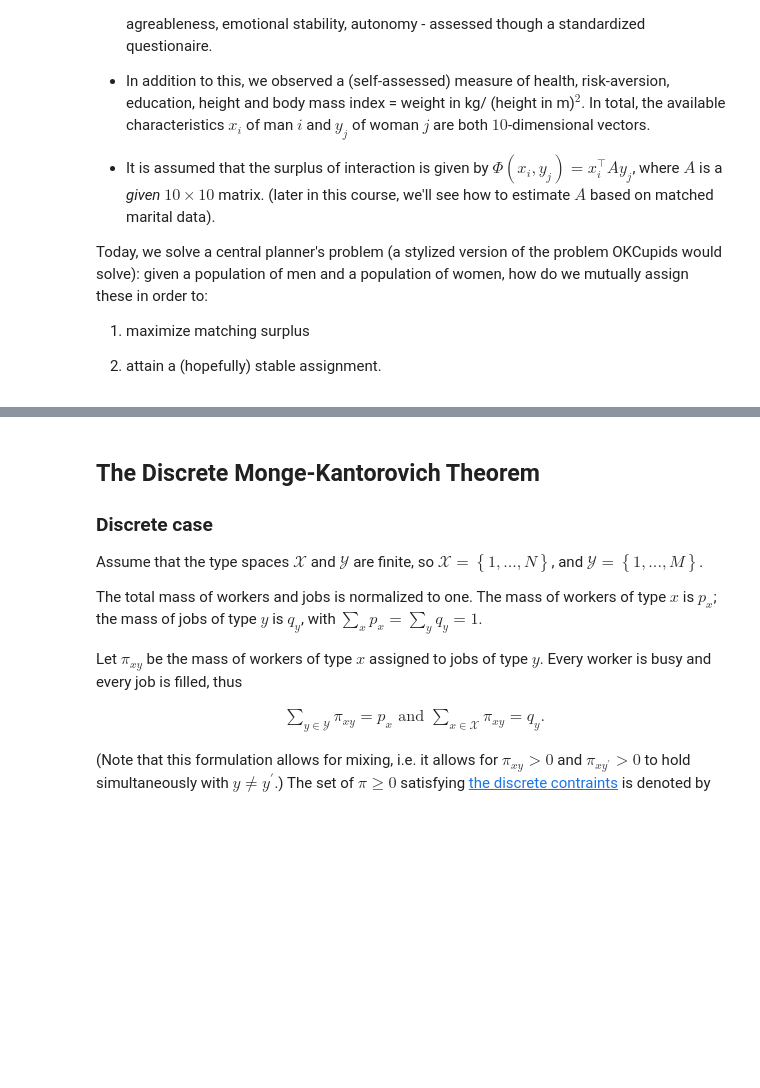
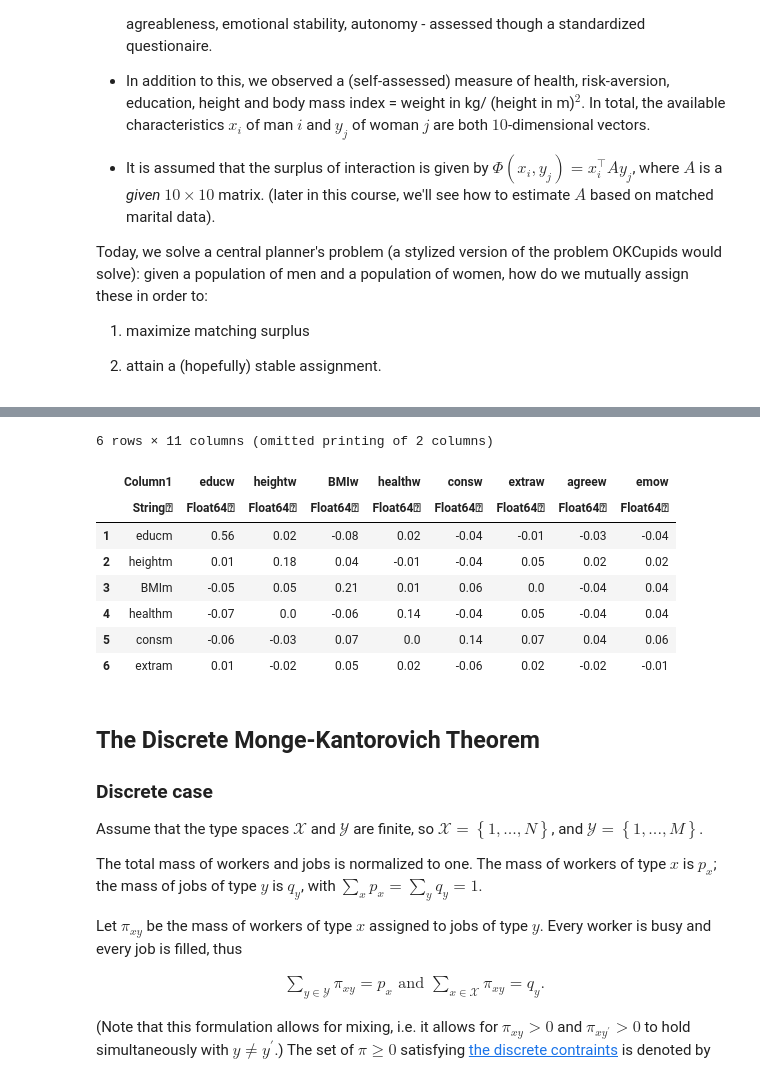
Before and after one commit to floswald/mec_optim_2019-06, a Jupyter notebook: slides_ipynb_mec_optim/B04-julia.ipynb, the cells around one changed output, grey strips where cells are left out. Drawn from its saved outputs; the diff is of its cells as text; code cells hidden in the pictures; blank space fills up the shorter version.

```diff
--- a/slides_ipynb_mec_optim/B04-julia.ipynb
+++ b/slides_ipynb_mec_optim/B04-julia.ipynb
@@ -136,3 +111,15 @@ head(data_aff)
+# %%
+first(data_aff,6)
+# %% [output]
+6 rows × 11 columns (omitted printing of 2 columns)
+|  | Column1 | educw | heightw | BMIw | healthw | consw | extraw | agreew | emow |
+|  | String⍰ | Float64⍰ | Float64⍰ | Float64⍰ | Float64⍰ | Float64⍰ | Float64⍰ | Float64⍰ | Float64⍰ |
+| 1 | educm | 0.56 | 0.02 | -0.08 | 0.02 | -0.04 | -0.01 | -0.03 | -0.04 |
+| 2 | heightm | 0.01 | 0.18 | 0.04 | -0.01 | -0.04 | 0.05 | 0.02 | 0.02 |
+| 3 | BMIm | -0.05 | 0.05 | 0.21 | 0.01 | 0.06 | 0.0 | -0.04 | 0.04 |
+| 4 | healthm | -0.07 | 0.0 | -0.06 | 0.14 | -0.04 | 0.05 | -0.04 | 0.04 |
+| 5 | consm | -0.06 | -0.03 | 0.07 | 0.0 | 0.14 | 0.07 | 0.04 | 0.06 |
+| 6 | extram | 0.01 | -0.02 | 0.05 | 0.02 | -0.06 | 0.02 | -0.02 | -0.01 |
 # %% [markdown]
 ## The Discrete Monge-Kantorovich Theorem
 
```
Also changed, not shown: parts of 9 cells of this notebook.
